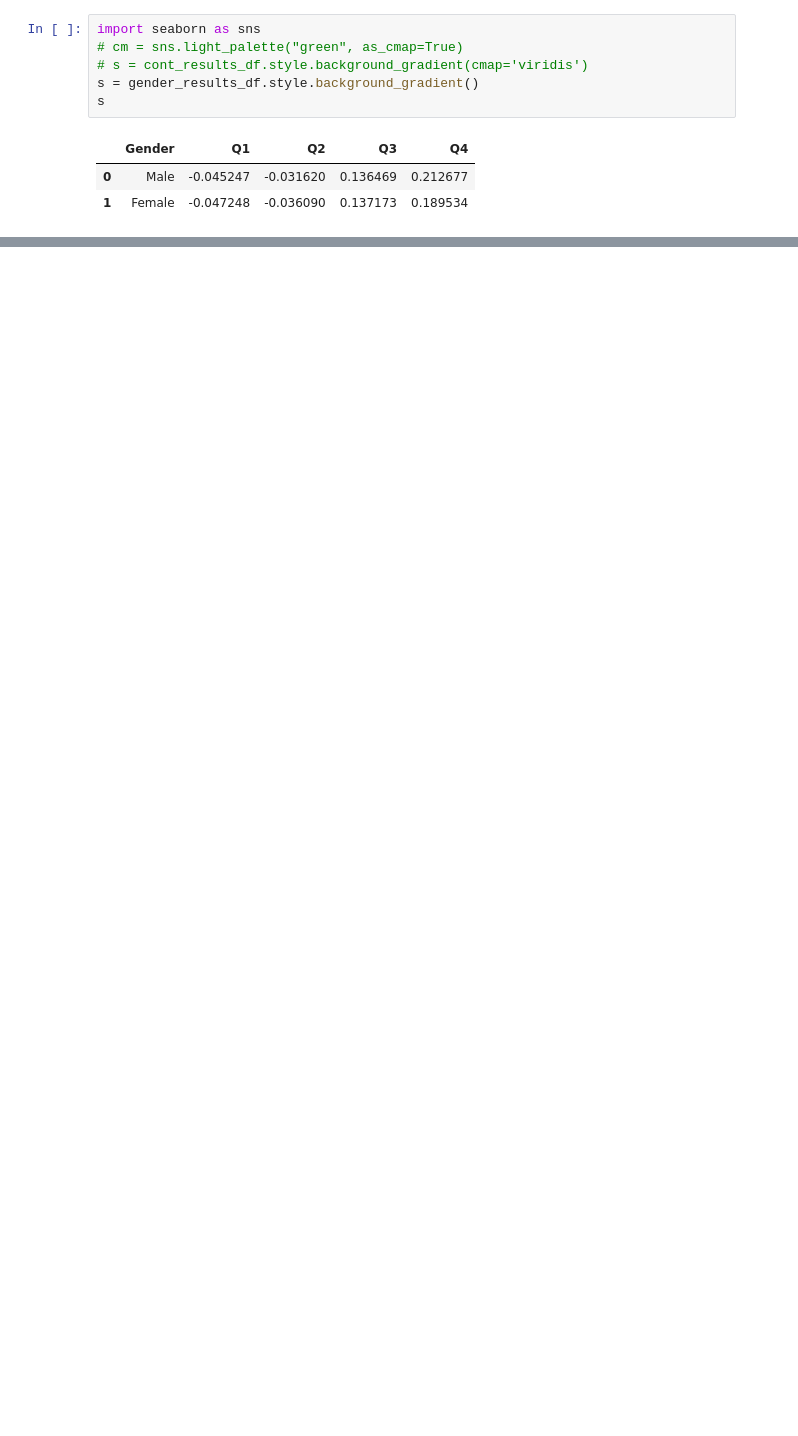
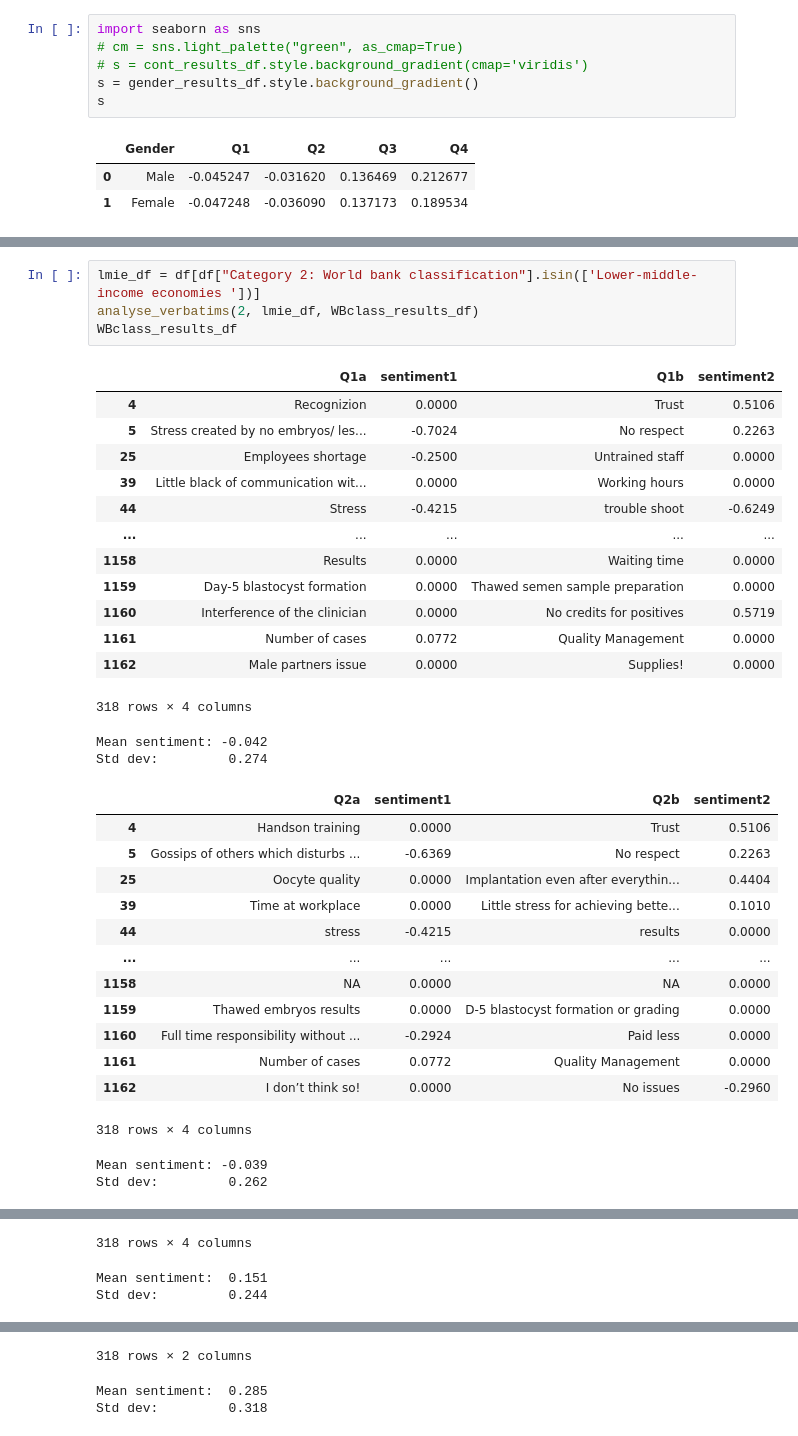
Before and after one commit to tgr2uk/surveyAnalysis, a Jupyter notebook: 4. Cohort analysis.ipynb, the cells around one changed output, grey strips where cells are left out. Cells and saved outputs as stored; diff of their text form; blank space fills up the shorter version.

```diff
--- a/4. Cohort analysis.ipynb
+++ b/4. Cohort analysis.ipynb
@@ -1772,0 +1930,35 @@ s
+# %%
+lmie_df = df[df["Category 2: World bank classification"].isin(['Lower-middle-income economies '])]
+analyse_verbatims(2, lmie_df, WBclass_results_df)
+WBclass_results_df
+# %% [output]
+|  | Q1a | sentiment1 | Q1b | sentiment2 |
+| 4 | Recognizion | 0.0000 | Trust | 0.5106 |
+| 5 | Stress created by no embryos/ les... | -0.7024 | No respect | 0.2263 |
+| 25 | Employees shortage | -0.2500 | Untrained staff | 0.0000 |
+| 39 | Little black of communication wit... | 0.0000 | Working hours | 0.0000 |
+| 44 | Stress | -0.4215 | trouble shoot | -0.6249 |
+| ... | ... | ... | ... | ... |
+| 1158 | Results | 0.0000 | Waiting time | 0.0000 |
+| 1159 | Day-5 blastocyst formation | 0.0000 | Thawed semen sample preparation | 0.0000 |
+| 1160 | Interference of the clinician | 0.0000 | No credits for positives | 0.5719 |
+| 1161 | Number of cases | 0.0772 | Quality Management | 0.0000 |
+| 1162 | Male partners issue | 0.0000 | Supplies! | 0.0000 |
+318 rows × 4 columns
+Mean sentiment: -0.042
+Std dev:         0.274
+|  | Q2a | sentiment1 | Q2b | sentiment2 |
+| 4 | Handson training | 0.0000 | Trust | 0.5106 |
+| 5 | Gossips of others which disturbs ... | -0.6369 | No respect | 0.2263 |
+| 25 | Oocyte quality | 0.0000 | Implantation even after everythin... | 0.4404 |
+| 39 | Time at workplace | 0.0000 | Little stress for achieving bette... | 0.1010 |
+| 44 | stress | -0.4215 | results | 0.0000 |
+| ... | ... | ... | ... | ... |
+| 1158 | NA | 0.0000 | NA | 0.0000 |
+| 1159 | Thawed embryos results | 0.0000 | D-5 blastocyst formation or grading | 0.0000 |
+| 1160 | Full time responsibility without ... | -0.2924 | Paid less | 0.0000 |
+| 1161 | Number of cases | 0.0772 | Quality Management | 0.0000 |
+| 1162 | I don’t think so! | 0.0000 | No issues | -0.2960 |
+318 rows × 4 columns
+Mean sentiment: -0.039
+Std dev:         0.262
@@ -1772,0 +1977,3 @@ s
+318 rows × 4 columns
+Mean sentiment:  0.151
+Std dev:         0.244
@@ -1772,0 +1992,3 @@ s
+318 rows × 2 columns
+Mean sentiment:  0.285
+Std dev:         0.318
```
Also changed, not shown: parts of 25 cells of this notebook.
